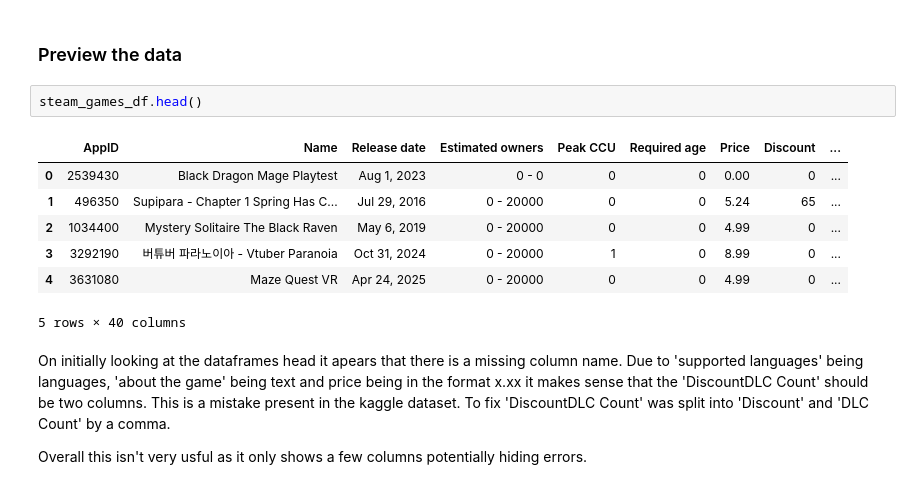
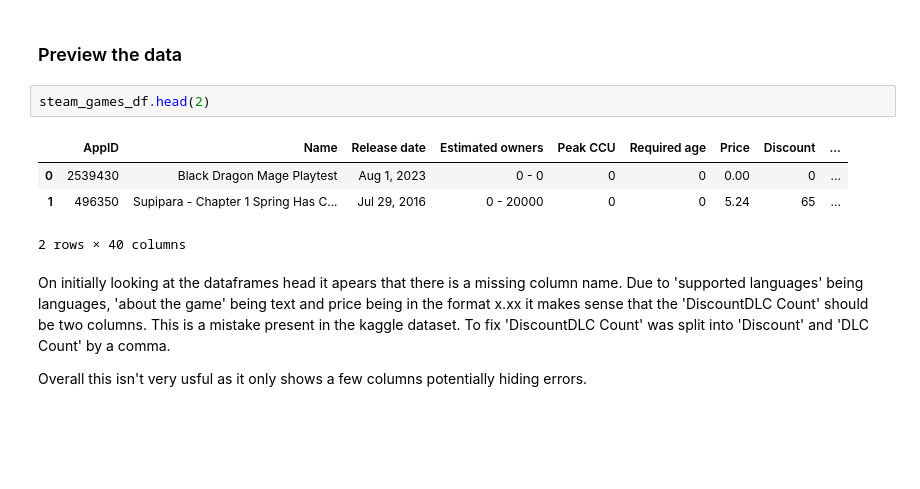
Before and after one commit to Tomasz5792/Data_Analytics_-_Summative_1, a Jupyter notebook: Summative_1.ipynb, the cells around one changed output. Drawn from its saved outputs; the diff is of its cells as text; blank space fills up the shorter version.

```diff
--- a/Summative_1.ipynb
+++ b/Summative_1.ipynb
@@ -29,15 +29,12 @@ This analysis uses the [Steam Games Dataset](https://www.kaggle.com/datasets/fro
 # %% [markdown]
 ### Preview the data
 # %%
-steam_games_df.head()
+steam_games_df.head(2)
 # %% [output]
 |  | AppID | Name | Release date | Estimated owners | Peak CCU | Required age | Price | Discount | ... |
 | 0 | 2539430 | Black Dragon Mage Playtest | Aug 1, 2023 | 0 - 0 | 0 | 0 | 0.00 | 0 | ... |
 | 1 | 496350 | Supipara - Chapter 1 Spring Has C... | Jul 29, 2016 | 0 - 20000 | 0 | 0 | 5.24 | 65 | ... |
-| 2 | 1034400 | Mystery Solitaire The Black Raven | May 6, 2019 | 0 - 20000 | 0 | 0 | 4.99 | 0 | ... |
-| 3 | 3292190 | 버튜버 파라노이아 - Vtuber Paranoia | Oct 31, 2024 | 0 - 20000 | 1 | 0 | 8.99 | 0 | ... |
-| 4 | 3631080 | Maze Quest VR | Apr 24, 2025 | 0 - 20000 | 0 | 0 | 4.99 | 0 | ... |
-5 rows × 40 columns
+2 rows × 40 columns
 # %% [markdown]
 On initially looking at the dataframes head it apears that there is a missing column name.  Due to 'supported languages' being languages, 'about the game' being text and price being in the format x.xx it makes sense that the 'DiscountDLC Count' should be two columns.  This is a mistake present in the kaggle dataset.  To fix 'DiscountDLC Count' was split into 'Discount' and 'DLC Count' by a comma.
 
```
Also changed, not shown: parts of 58 cells of this notebook.
